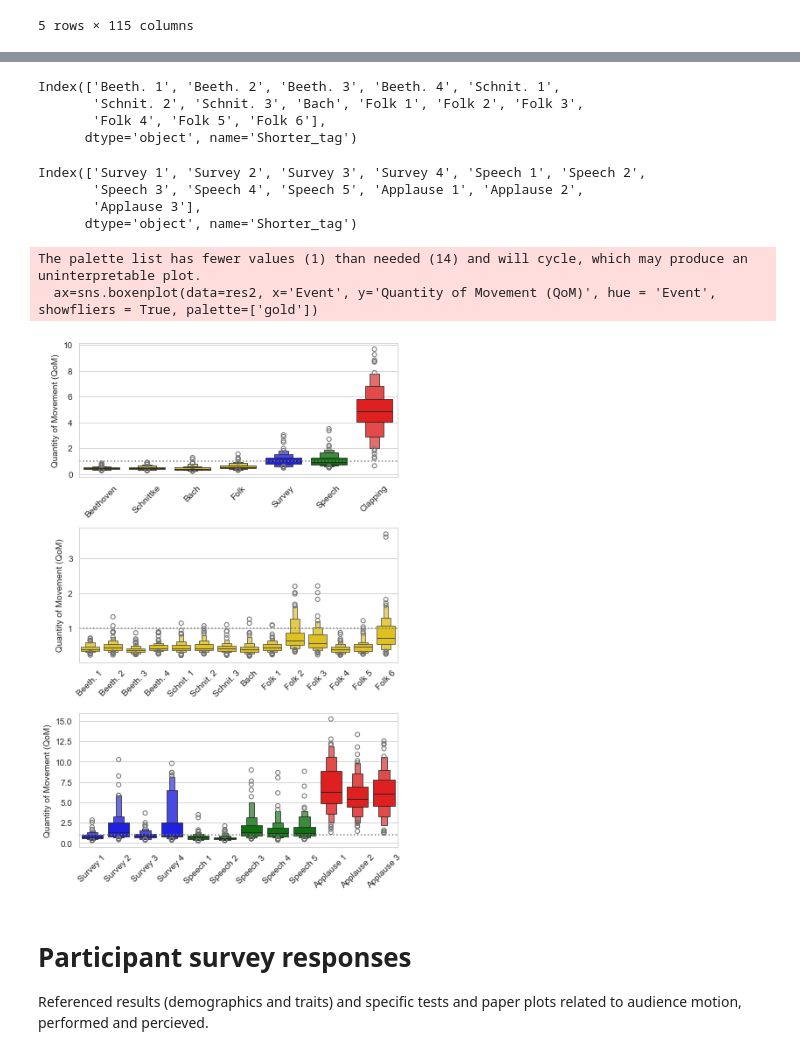
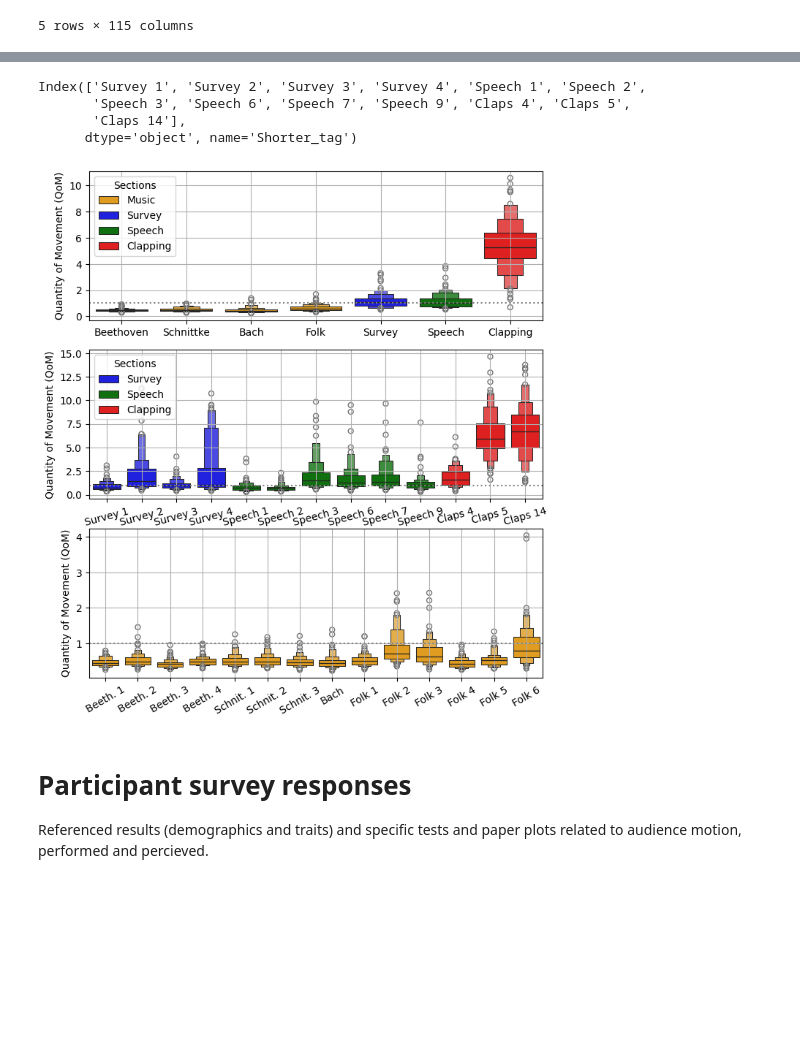
Before and after one commit to finn42/MusicLabCopen_AudienceMotion, a Jupyter notebook: Audience_Motion_Averages_Summary.ipynb, the cells around one changed output, grey strips where cells are left out. Saved outputs shown, nothing was run; the diff lists cells and outputs as text; code cells hidden in the pictures; blank space fills up the shorter version.

```diff
--- a/Audience_Motion_Averages_Summary.ipynb
+++ b/Audience_Motion_Averages_Summary.ipynb
@@ -390,35 +328,25 @@ res1 = pd.melt(results.transpose(),var_name = 'Event',value_name ='Quantity of M
 # %%
-MTs = Main_concert_times.loc[Main_concert_times['Event_Type']=='Music',:]
-
-ev_tags = MTs['Shorter_tag']
+ev_tags = ['Music']
 df = pd.DataFrame(index = ev_tags,columns = ori_aud_df.columns)
-
-for i,r in MTs.iterrows():
-    sigs=ori_aud_df.loc[r['Time_s']:r['Time_s']+r['Event_Duration'],:].copy()
-    df.loc[r['Shorter_tag'],:] = sigs.mean()
+for ev_tag in ev_tags:
+    MTs = Main_concert_times.query('Event_Type==@ev_tag and Event_Duration > @minDur')
+    for i,r in MTs.iterrows():
+        if r['Event_Duration']> min_dur:
+            sigs = ori_aud_df.loc[r['Time_s']:r['Time_s']+r['Event_Duration'],:]
+            df.loc[r['Shorter_tag'],:] = sigs.mean()
 
 # inhall only,scaled for plotting
 results = df.loc[:,df.columns.str.startswith('A')].copy()/mu
-print(results.index)
 res2 = pd.melt(results.transpose(),var_name = 'Event',value_name ='Quantity of Movement (QoM)')
+res2['Sections'] = 'Music'
-# %% [output]
-Index(['Beeth. 1', 'Beeth. 2', 'Beeth. 3', 'Beeth. 4', 'Schnit. 1',
-       'Schnit. 2', 'Schnit. 3', 'Bach', 'Folk 1', 'Folk 2', 'Folk 3',
-       'Folk 4', 'Folk 5', 'Folk 6'],
-      dtype='object', name='Shorter_tag')
 # %%
-Ms = Main_concert_times.loc[Main_concert_times['Event_Duration']>30,:]
-MTs = pd.concat([Ms.loc[Ms['Event_Type'].str.startswith('Survey'),:],
-                 Ms.loc[Ms['Shorter_tag'].str.startswith('Speech MC'),:],
-                 Ms.loc[Ms['Event'].str.startswith('Clapping for'),:]],axis=0)
-MTs = MTs.loc[Ms['Event']!= 'Clapping for MC',:]
-MTs['Shorter_tag'] = ['Survey 1', 'Survey 2', 'Survey 3',
-       'Survey 4', 'Speech 1', 'Speech 2', 'Speech 3', 'Speech 4',
-       'Speech 5', 'Applause 1','Applause 2','Applause 3']
+ev_tags = ['Survey','Speech','Applause']
+Segs = []
+for ev_tag in ev_tags: Segs.append(Main_concert_times.query('Event_Type==@ev_tag and Event_Duration > @minDur'))
+MTs = pd.concat(Segs,axis=0)
 
 ev_tags = MTs['Shorter_tag']
 df = pd.DataFrame(index = ev_tags,columns = ori_aud_df.columns)
-
 for i,r in MTs.iterrows():
     sigs=ori_aud_df.loc[r['Time_s']:r['Time_s']+r['Event_Duration'],:].copy()
     df.loc[r['Shorter_tag'],:] = sigs.mean()
@@ -427,8 +355,14 @@ for i,r in MTs.iterrows():
 results = df.loc[:,df.columns.str.startswith('A')].copy()/mu
 print(results.index)
 res3 = pd.melt(results.transpose(),var_name = 'Event',value_name ='Quantity of Movement (QoM)')
+res3['Sections'] = ''
+ev_tags = ['Survey','Speech','Clapping']
+for ev_tag in ev_tags: res3.loc[res3['Event'].str.startswith(ev_tag[:4]),'Sections']=ev_tag
 # %% [output]
 Index(['Survey 1', 'Survey 2', 'Survey 3', 'Survey 4', 'Speech 1', 'Speech 2',
-       'Speech 3', 'Speech 4', 'Speech 5', 'Applause 1', 'Applause 2',
-       'Applause 3'],
+       'Speech 3', 'Speech 6', 'Speech 7', 'Speech 9', 'Claps 4', 'Claps 5',
+       'Claps 14'],
       dtype='object', name='Shorter_tag')
+# %%
+musord = ['Survey 1', 'Survey 2', 'Survey 3', 'Survey 4','Speech 1', 'Speech 2', 'Speech 3',
+       'Speech 6',  'Speech 7', 'Speech 9', 'Claps 4','Claps 5', 'Claps 14']
@@ -435,37 +371,37 @@ Index(['Survey 1', 'Survey 2', 'Survey 3', 'Survey 4', 'Speech 1', 'Speech 2',
 # %%
-sns.set_style('whitegrid')
-plt.figure(figsize=(6, 9)) #, dpi=90
+# sns.set_style('whitegrid')
+plt.figure(figsize=(8, 9)) #, dpi=90
 
-event_palette = {'Beethoven':'gold', 'Schnittke':'gold', 'Bach':'gold', 'Folk':'gold',
-                 'Survey':'blue', 'Speech':'green','Clapping':'red'}
+event_palette = {'Music':'orange','Survey':'blue', 'Speech':'green','Clapping':'red'}
 plt.subplot(3, 1, 1)
-ax = sns.boxenplot(data=res1, x='Event', y='Quantity of Movement (QoM)', hue = 'Event',showfliers = True, palette=event_palette)
+ax = sns.boxenplot(data=res1, x='Event', y='Quantity of Movement (QoM)', hue =  'Sections',showfliers = True, palette=event_palette)
 ax.set(xlabel=None)
-plt.xticks(rotation=45)
+plt.xticks(rotation=0)
 plt.axhline(y=1, color='gray', linestyle=':')
+ax.grid()
 
 plt.subplot(3, 1, 2)
-ax=sns.boxenplot(data=res2, x='Event', y='Quantity of Movement (QoM)', hue = 'Event', showfliers = True, palette=['gold'])
+ax=sns.boxenplot(data=res3, x='Event', y='Quantity of Movement (QoM)', order = musord, hue =  'Sections', showfliers = True, palette=event_palette)
 ax.set(xlabel=None)
-plt.xticks(rotation=45)
+plt.xticks(rotation=15)
 plt.axhline(y=1, color='gray', linestyle=':')
-
+ax.grid()
+#
 plt.subplot(3, 1, 3)
-palette3 = ['blue','blue','blue','blue','green','green','green','green','green','red','red','red']
-ax=sns.boxenplot(data=res3, x='Event', y='Quantity of Movement (QoM)', hue = 'Event', showfliers = True, palette=palette3)
+ax=sns.boxenplot(data=res2, x='Event', y='Quantity of Movement (QoM)', hue = 'Sections', showfliers = True, legend = False, palette=event_palette)
 ax.set(xlabel=None)
-plt.xticks(rotation=45)
+plt.xticks(rotation=30)
 plt.axhline(y=1, color='gray', linestyle=':')
-#
-plt.tight_layout()
-plt.savefig('plots/Figure_mix_qom',dpi = 196)
+ax.grid()
+ax.set_xlim([0.5,14.5])
+# plt.tight_layout()
+# plt.savefig('plots/Figure_mix_qom',dpi = 196)
+plt.savefig('./plots/Figure_QoM_Means.png', bbox_inches = 'tight',dpi = 196)
 
 #
 plt.show()
 # %% [output]
-The palette list has fewer values (1) than needed (14) and will cycle, which may produce an uninterpretable plot.
-  ax=sns.boxenplot(data=res2, x='Event', y='Quantity of Movement (QoM)', hue = 'Event', showfliers = True, palette=['gold'])
-[figure, old version]
+[figure, new version]
 # %% [markdown]
 # Participant survey responses
 
```
Also changed, not shown: parts of 20 cells of this notebook, 21 other files.
